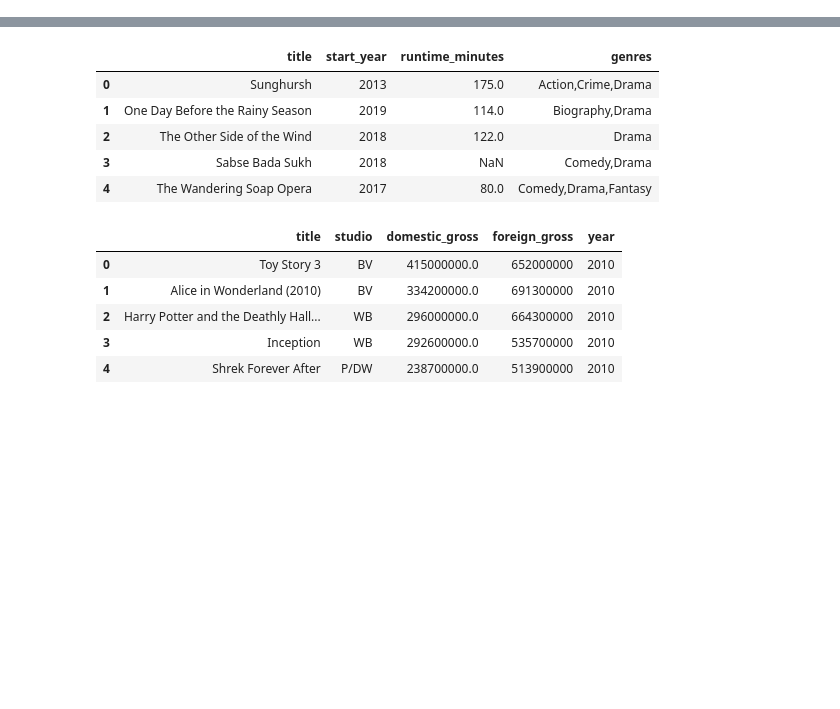
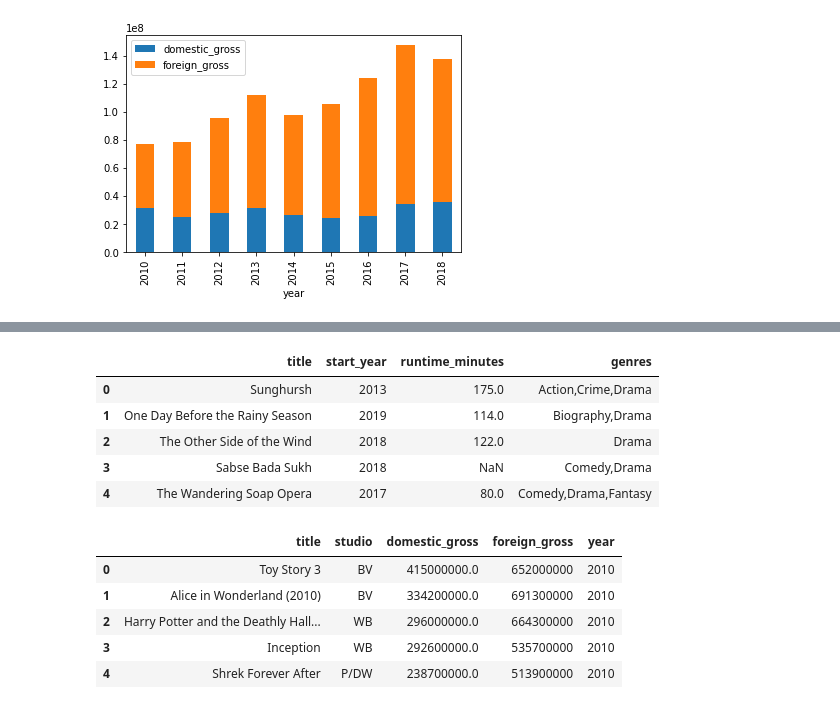
Before and after one commit to SSGrasland/Marketing-Movies-to-Foreign-Audiences, a Jupyter notebook: Phase 1 Project Notebook.ipynb, the cells around one changed output, grey strips where cells are left out. Drawn from its saved outputs; the diff is of its cells as text; code cells hidden in the pictures; blank space fills up the shorter version.

```diff
--- a/Phase 1 Project Notebook.ipynb
+++ b/Phase 1 Project Notebook.ipynb
@@ -28,0 +51,4 @@ tn.movie_budgets.csv.gz
+# %%
+#adding total gross column
+foreign_df['total_gross'] =  foreign_df['domestic_gross'] + foreign_df['foreign_gross']
+foreign_df.dtypes
@@ -28,0 +63,5 @@ tn.movie_budgets.csv.gz
+# %%
+#adding domestic_gross and foreign_gross % columns
+foreign_df['domestic_gross%'] = (foreign_df['domestic_gross']/foreign_df['total_gross'])*100
+foreign_df['foreign_gross%'] = (foreign_df['foreign_gross']/foreign_df['total_gross'])*100
+foreign_df.head()
@@ -28,0 +75,3 @@ tn.movie_budgets.csv.gz
+# %%
+foreign_df = foreign_df.groupby('year').mean()
+foreign_df.head(18)
@@ -28,0 +90,4 @@ tn.movie_budgets.csv.gz
+# %%
+#creating the dataframe to plot
+df_graph = pd.DataFrame().assign(domestic_gross=foreign_df['domestic_gross'], foreign_gross=foreign_df['foreign_gross'])
+df_graph.head()
@@ -28,0 +102,5 @@ tn.movie_budgets.csv.gz
+# %%
+#plotting domestic_gross versus foreign_gross
+ax = df_graph.plot.bar(stacked=True)
+# %% [output]
+[figure, added]
```
Also changed, not shown: parts of 10 cells of this notebook.
